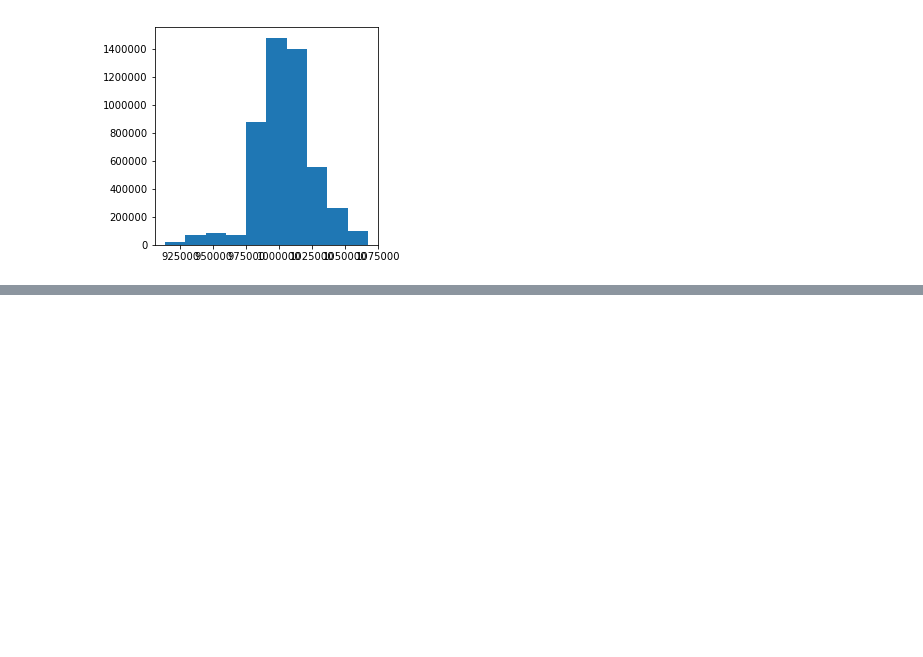
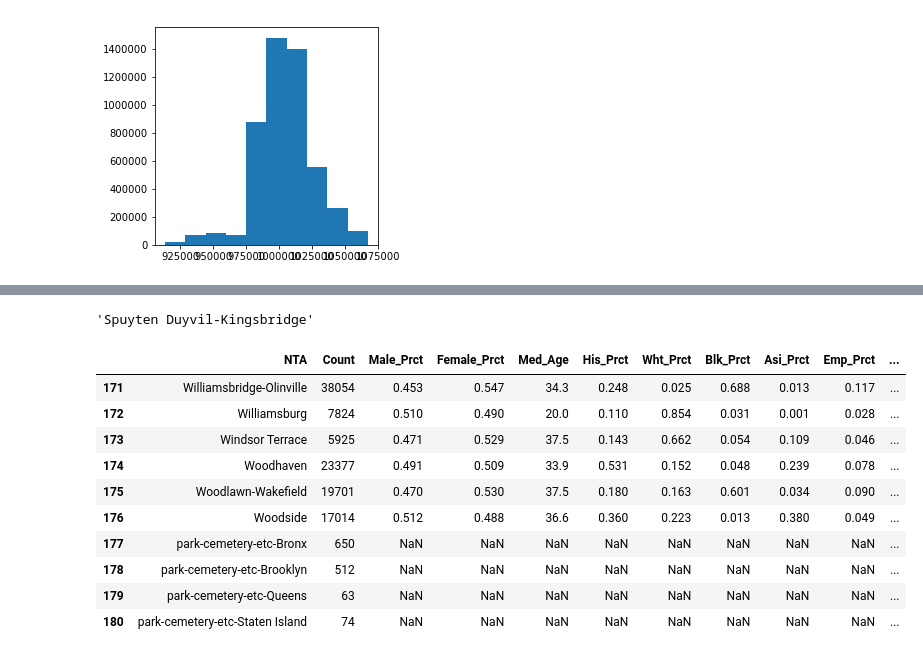
Before and after one commit to sj2384/BigDataProject, a Jupyter notebook: Weitao.ipynb, the cells around one changed output, grey strips where cells are left out. Cells and saved outputs as stored; diff of their text form; code cells hidden in the pictures; blank space fills up the shorter version.

Commit message:
final data

```diff
--- a/Weitao.ipynb
+++ b/Weitao.ipynb
@@ -470,0 +475,35 @@ NTA_df.to_csv('NTA.csv')
+# %%
+NTA_df = pd.read_csv('NTA.csv', index_col=0)
+# %%
+def addFeature(df):
+    cwd = os.getcwd()
+    for f in os.listdir(cwd+'/census_data/'):
+        if '.xlsx' in f:
+            tmp_df = pd.read_excel(cwd+'/census_data/'+f)
+            NTA = tmp_df.loc[0][0].split(':')[-1].strip()
+            if 'demo' in f:
+                df.loc[df.NTA == NTA, 'Male_Prct'] = tmp_df.loc[5][4]
+                df.loc[df.NTA == NTA, 'Female_Prct'] = tmp_df.loc[6][4]
+                df.loc[df.NTA == NTA, 'Med_Age'] = tmp_df.loc[22][1]
+                df.loc[df.NTA == NTA, 'His_Prct'] = tmp_df.loc[34][4]
+                df.loc[df.NTA == NTA, 'Wht_Prct'] = tmp_df.loc[40][4]
+                df.loc[df.NTA == NTA, 'Blk_Prct'] = tmp_df.loc[41][4]
+                df.loc[df.NTA == NTA, 'Asi_Prct'] = tmp_df.loc[43][4]
+            elif 'social' in f:
+                df.loc[df.NTA == NTA, 'M_Mrg_Prct'] = tmp_df.loc[35][4]
+                df.loc[df.NTA == NTA, 'F_Mrg_Prct'] = tmp_df.loc[42][4]
+                df.loc[df.NTA == NTA, 'Bf_Hs_Prct'] = tmp_df.loc[69][4]
+                df.loc[df.NTA == NTA, 'Af_Hs_Prct'] = tmp_df.loc[70][4]
+                df.loc[df.NTA == NTA, 'Vtr_Prct'] = tmp_df.loc[74][4]
+                df.loc[df.NTA == NTA, 'Dis_Prct'] = tmp_df.loc[78][4]
+                df.loc[df.NTA == NTA, 'Citi_Prct'] = tmp_df.loc[110][4]
+            elif 'econ' in f:
+                df.loc[df.NTA == NTA, 'Emp_Prct'] = tmp_df.loc[8][4]
+                df.loc[df.NTA == NTA, 'Med_Icm'] = tmp_df.loc[80][1]
+                df.loc[df.NTA == NTA, 'Ins_Prct'] = tmp_df.loc[111][4]
+                df.loc[df.NTA == NTA, 'Bl_Pvt_Prct'] = tmp_df.loc[141][4]
+            else:
+                print(f)
+    return df
+# %%
+df_mix = addFeature(NTA_df)
@@ -470,0 +546,4 @@ NTA_df.to_csv('NTA.csv')
+# %%
+NTA
+# %% [output]
+'Spuyten Duyvil-Kingsbridge'
@@ -470,0 +555,14 @@ NTA_df.to_csv('NTA.csv')
+# %%
+df_mix[-10:]
+# %% [output]
+|  | NTA | Count | Male_Prct | Female_Prct | Med_Age | His_Prct | Wht_Prct | Blk_Prct | Asi_Prct | Emp_Prct | ... |
+| 171 | Williamsbridge-Olinville | 38054 | 0.453 | 0.547 | 34.3 | 0.248 | 0.025 | 0.688 | 0.013 | 0.117 | ... |
+| 172 | Williamsburg | 7824 | 0.510 | 0.490 | 20.0 | 0.110 | 0.854 | 0.031 | 0.001 | 0.028 | ... |
+| 173 | Windsor Terrace | 5925 | 0.471 | 0.529 | 37.5 | 0.143 | 0.662 | 0.054 | 0.109 | 0.046 | ... |
+| 174 | Woodhaven | 23377 | 0.491 | 0.509 | 33.9 | 0.531 | 0.152 | 0.048 | 0.239 | 0.078 | ... |
+| 175 | Woodlawn-Wakefield | 19701 | 0.470 | 0.530 | 37.5 | 0.180 | 0.163 | 0.601 | 0.034 | 0.090 | ... |
+| 176 | Woodside | 17014 | 0.512 | 0.488 | 36.6 | 0.360 | 0.223 | 0.013 | 0.380 | 0.049 | ... |
+| 177 | park-cemetery-etc-Bronx | 650 | NaN | NaN | NaN | NaN | NaN | NaN | NaN | NaN | ... |
+| 178 | park-cemetery-etc-Brooklyn | 512 | NaN | NaN | NaN | NaN | NaN | NaN | NaN | NaN | ... |
+| 179 | park-cemetery-etc-Queens | 63 | NaN | NaN | NaN | NaN | NaN | NaN | NaN | NaN | ... |
+| 180 | park-cemetery-etc-Staten Island | 74 | NaN | NaN | NaN | NaN | NaN | NaN | NaN | NaN | ... |
```
Also changed, not shown: parts of 16 cells of this notebook, 5 other files.
